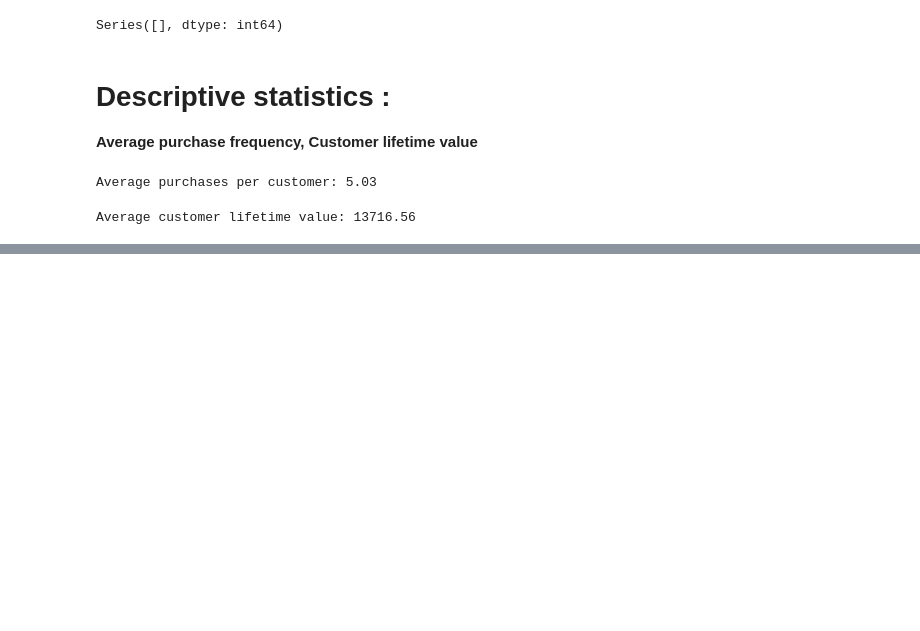
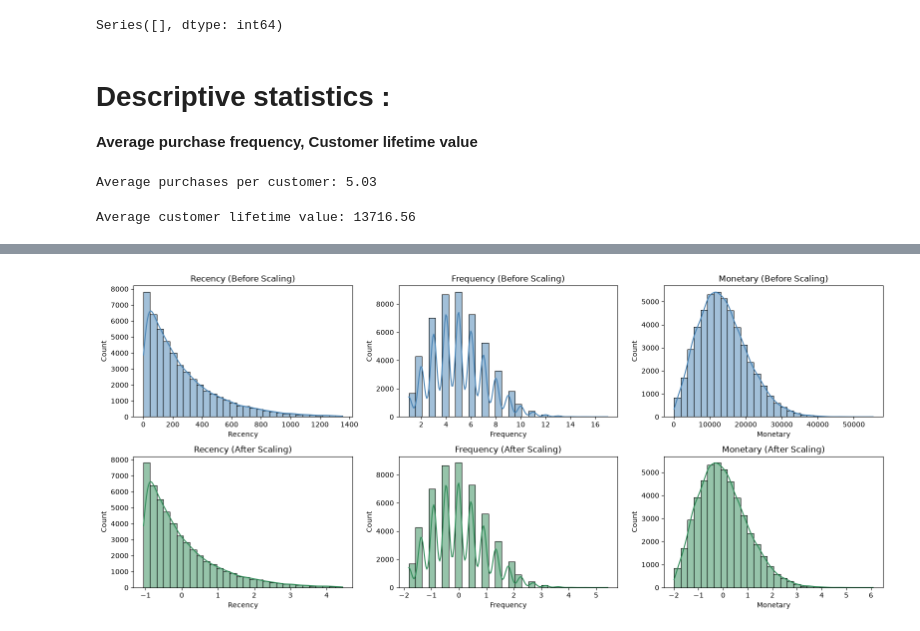
Before and after one commit to harshaslekar5968-crypto/OIBSIP, a Jupyter notebook: DataAnalystics-L1-E-Commerce Customer Data/Customer_Segmentation_RFM_analysis.ipynb, the cells around one changed output, grey strips where cells are left out. Cells and saved outputs as stored; diff of their text form; code cells hidden in the pictures; blank space fills up the shorter version.

```diff
--- a/DataAnalystics-L1-E-Commerce Customer Data/Customer_Segmentation_RFM_analysis.ipynb
+++ b/DataAnalystics-L1-E-Commerce Customer Data/Customer_Segmentation_RFM_analysis.ipynb
@@ -128,0 +204,7 @@ df.describe(include="number")
+# %%
+# Final feature selection for clustering
+
+# Selected behavioural features for clustering
+features = ['Recency', 'Frequency', 'Monetary']
+X = rfm[features]
+X.head()
@@ -128,0 +240,9 @@ df.describe(include="number")
+# %%
+scaler = StandardScaler()
+
+# fit_transform learns the mean and std of each column, then standardises it
+X_scaled = scaler.fit_transform(X)
+
+# Convert back to a DataFrame so the columns keep their names
+X_scaled = pd.DataFrame(X_scaled, columns=features, index=X.index)
+X_scaled.head()
@@ -128,0 +271,14 @@ df.describe(include="number")
+# %%
+fig, axes = plt.subplots(2,3, figsize=(16, 7))
+
+for i, col in enumerate(features):
+    sns.histplot(X[col], bins=30, kde=True, ax=axes[0, i], color='steelblue')
+    axes[0, i].set_title(f'{col} (Before Scaling)')
+
+    sns.histplot(X_scaled[col], bins=30, kde=True, ax=axes[1, i], color='seagreen')
+    axes[1, i].set_title(f'{col} (After Scaling)')
+
+plt.tight_layout()
+plt.show()
+# %% [output]
+[figure, added]
```
Also changed, not shown: parts of 15 cells of this notebook.
